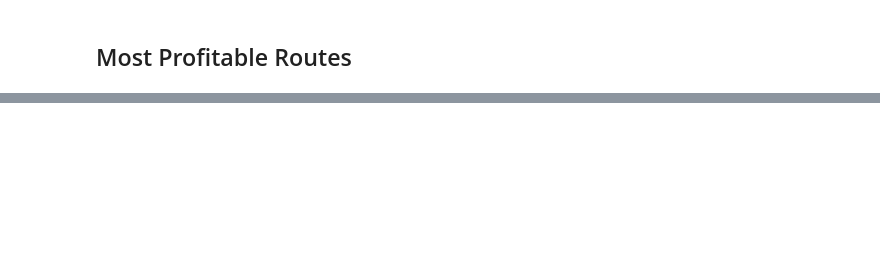
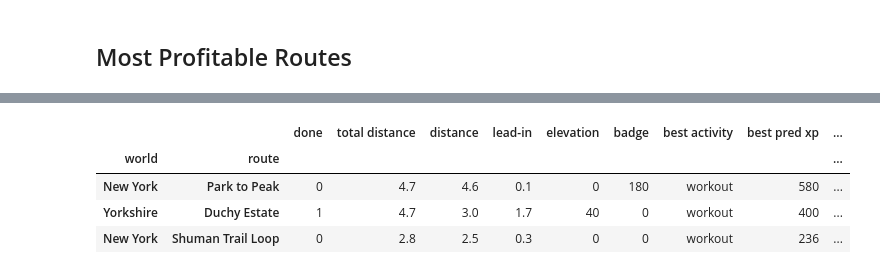
Before and after one commit to bennylp/zwift-training, a Jupyter notebook: zwift-planner.ipynb, the cells around one changed output, grey strips where cells are left out. Cells and saved outputs as stored; diff of their text form; code cells hidden in the pictures; blank space fills up the shorter version.

```diff
--- a/zwift-planner.ipynb
+++ b/zwift-planner.ipynb
@@ -263,0 +286,79 @@ best_route_by_watt(95, 83, '0:50:00')
+# %%
+def running_best_route(pace, max_duration, min_duration=None, kind=None, done=None):
+    assert kind is None or kind in ['run', 'interval', 'workout']
+    max_minutes = pd.Timedelta(max_duration).total_seconds() / 60
+    df = routes.copy()
+
+    # In "run" mode, Zwift awards 10 xp per 0.25 km
+    XP_PER_250M = 10
+
+    # In "interval", reward is 12 XP per minute. But there will be other
+    # blocks such as warmups and free rides so usually we won't get the full XPs
+    XP_PER_MIN_ITV = 12 * 0.95
+
+    # In "workout" blocks, reward is 10 XP per minute for workout blocks and
+    # 5-6 XP per minute for warmup/rampup/cooldown/rampdown blocks.
+    XP_PER_MIN_WRK = 10 * 0.8 + 5.5 * 0.2
+
+    #df = df[ ~df['restriction'].str.contains('Run') ]
+    df = df[ ~df['restriction'].str.contains('Event') ]
+    df = df.set_index(['world', 'route'])
+    df['total distance'] = df['distance'] + df['lead-in']
+    df['pace'] = pace
+    df['speed'] = round(60/pace, 1)
+
+    # Set for better display
+    df[['done', 'elevation', 'badge']] = df[['done', 'elevation', 'badge']].astype(int)
+
+    # Clear badge if route is done
+    df.loc[df['done'] != 0, 'badge'] = 0
+
+    # Predict ride duration using linear regressor
+    df['pred minutes'] = df['total distance'] * pace
+
+    # Predict the XPs received for ride and interval activities, assuming that we finish
+    # the full route.
+    df['pred xp (run)'] = (np.floor(df['total distance'] * 4) * XP_PER_250M + df['badge']).astype(int)
+    df['pred xp (interval)'] = (np.floor(df['pred minutes']) * XP_PER_MIN_ITV + df['badge']).astype(int)
+    df['pred xp (workout)'] = (np.floor(df['pred minutes']) * XP_PER_MIN_WRK + df['badge']).astype(int)
+
+    # Set which is the best activity (run or interval), unless it's forced
+    if not kind:
+        df['best activity'] = df[['pred xp (run)', 'pred xp (interval)', 'pred xp (workout)']].idxmax(axis=1)
+        df['best activity'] = df['best activity'].str.extract(r'\((.*)\)')
+
+        # Set the best XP received if the best activity is selected
+        df['best pred xp'] = df[['pred xp (run)', 'pred xp (interval)', 'pred xp (workout)']].max(axis=1)
+    else:
+        df['best activity'] = kind
+        df['best pred xp'] = df[f'pred xp ({kind})']
+
+    df['best pred xp/minutes'] = (df['best pred xp'] / df['pred minutes']).round(1)
+
+    # Filter only routes less than the specified duration
+    df = df[ df['pred minutes'] <= max_minutes]
+
+    # Filter only routes with at least the specified duration
+    if min_duration:
+        min_minutes = pd.Timedelta(min_duration).total_seconds() / 60
+        df = df[ df['pred minutes'] > min_minutes]
+
+    # Display result
+    columns = ['done', 'total distance', 'distance', 'lead-in', 'elevation', 'badge',
+               'best activity', 'best pred xp', 'pace', 'speed', 'pred minutes', 'best pred xp/minutes']
+    df = df[columns]
+    #df = df.sort_values(['best pred xp/minutes'], ascending=False)
+    df = df.sort_values(['best pred xp'], ascending=False)
+    if done is not None:
+        df = df[ df['done']==done ]
+
+    return df
+
+
+running_best_route(9.5, '0:45:00', min_duration='0:20:00', kind='workout')
+# %% [output]
+|  |  | done | total distance | distance | lead-in | elevation | badge | best activity | best pred xp | ... |
+| world | route |  |  |  |  |  |  |  |  | ... |
+| New York | Park to Peak | 0 | 4.7 | 4.6 | 0.1 | 0 | 180 | workout | 580 | ... |
+| Yorkshire | Duchy Estate | 1 | 4.7 | 3.0 | 1.7 | 40 | 0 | workout | 400 | ... |
+| New York | Shuman Trail Loop | 0 | 2.8 | 2.5 | 0.3 | 0 | 0 | workout | 236 | ... |
```
Also changed, not shown: parts of 6 cells of this notebook, 6 other files.
